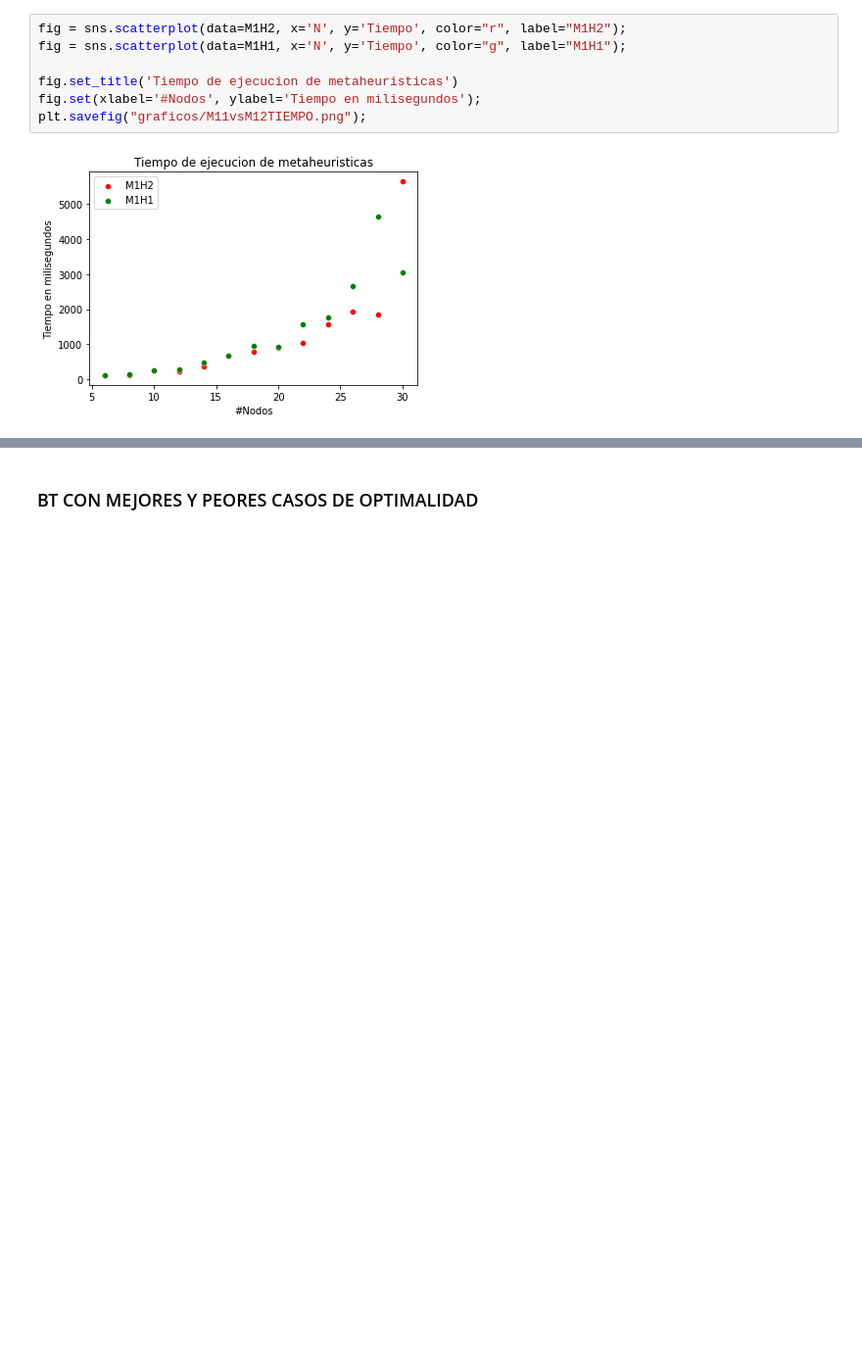
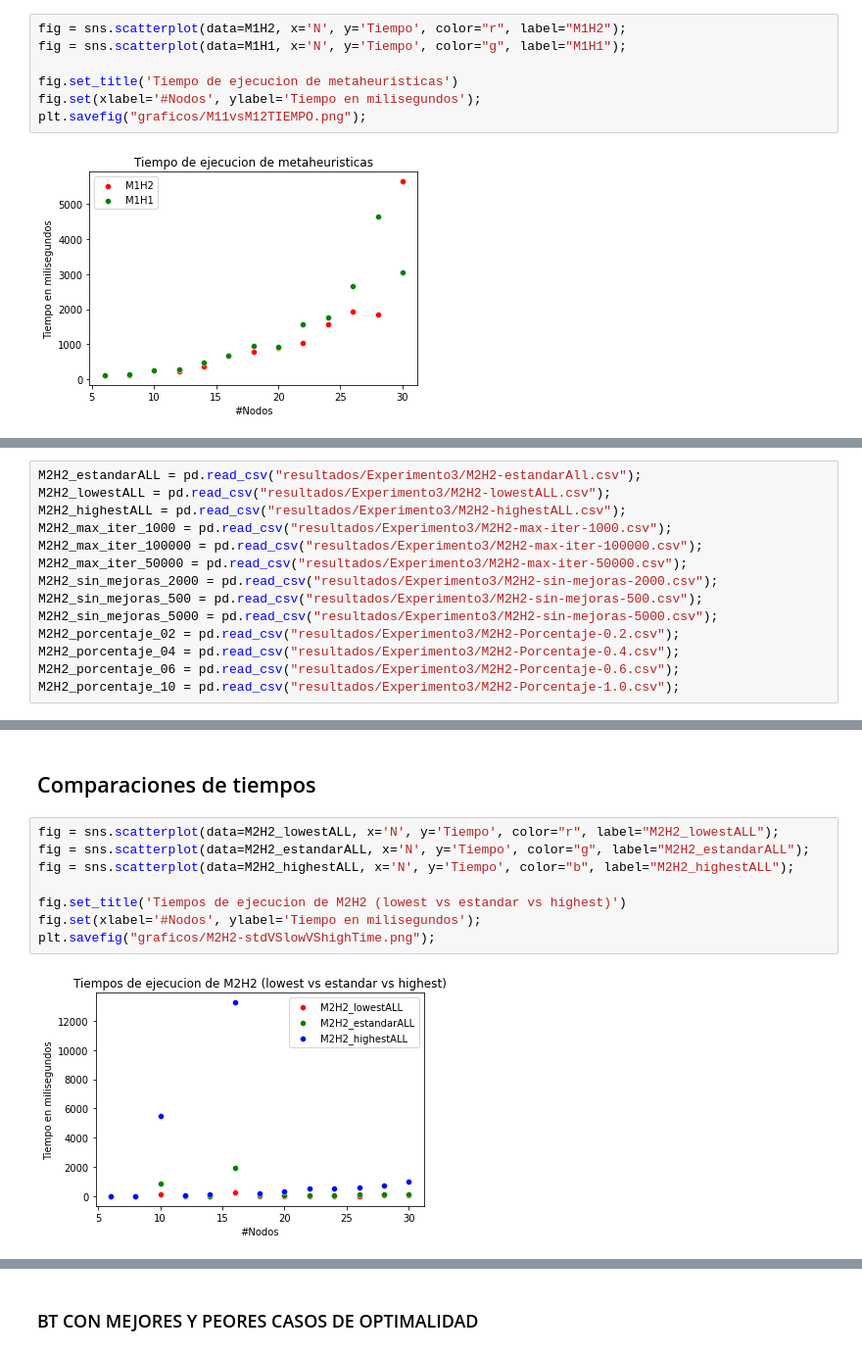
Before and after one commit to sebasbocaccio/AED3-Tp2-Metaheuristicas, a Jupyter notebook: Grafo/Plotter.ipynb, the cells around one changed output, grey strips where cells are left out. Shown at 98% size. Saved outputs shown, nothing was run; the diff lists cells and outputs as text; blank space fills up the shorter version.

Commit message:
experimento de desarollo m2H2

```diff
--- a/Grafo/Plotter.ipynb
+++ b/Grafo/Plotter.ipynb
@@ -197,0 +228,14 @@ plt.savefig("graficos/M11vsM12TIEMPO.png");
+# %%
+M2H2_estandarALL = pd.read_csv("resultados/Experimento3/M2H2-estandarAll.csv");
+M2H2_lowestALL = pd.read_csv("resultados/Experimento3/M2H2-lowestALL.csv");
+M2H2_highestALL = pd.read_csv("resultados/Experimento3/M2H2-highestALL.csv");
+M2H2_max_iter_1000 = pd.read_csv("resultados/Experimento3/M2H2-max-iter-1000.csv");
+M2H2_max_iter_100000 = pd.read_csv("resultados/Experimento3/M2H2-max-iter-100000.csv");
+M2H2_max_iter_50000 = pd.read_csv("resultados/Experimento3/M2H2-max-iter-50000.csv");
+M2H2_sin_mejoras_2000 = pd.read_csv("resultados/Experimento3/M2H2-sin-mejoras-2000.csv");
+M2H2_sin_mejoras_500 = pd.read_csv("resultados/Experimento3/M2H2-sin-mejoras-500.csv");
+M2H2_sin_mejoras_5000 = pd.read_csv("resultados/Experimento3/M2H2-sin-mejoras-5000.csv");
+M2H2_porcentaje_02 = pd.read_csv("resultados/Experimento3/M2H2-Porcentaje-0.2.csv");
+M2H2_porcentaje_04 = pd.read_csv("resultados/Experimento3/M2H2-Porcentaje-0.4.csv");
+M2H2_porcentaje_06 = pd.read_csv("resultados/Experimento3/M2H2-Porcentaje-0.6.csv");
+M2H2_porcentaje_10 = pd.read_csv("resultados/Experimento3/M2H2-Porcentaje-1.0.csv");
@@ -197,0 +264,12 @@ plt.savefig("graficos/M11vsM12TIEMPO.png");
+# %% [markdown]
+## Comparaciones de tiempos
+# %%
+fig = sns.scatterplot(data=M2H2_lowestALL, x='N', y='Tiempo', color="r", label="M2H2_lowestALL");
+fig = sns.scatterplot(data=M2H2_estandarALL, x='N', y='Tiempo', color="g", label="M2H2_estandarALL");
+fig = sns.scatterplot(data=M2H2_highestALL, x='N', y='Tiempo', color="b", label="M2H2_highestALL");
+
+fig.set_title('Tiempos de ejecucion de M2H2 (lowest vs estandar vs highest)')
+fig.set(xlabel='#Nodos', ylabel='Tiempo en milisegundos');
+plt.savefig("graficos/M2H2-stdVSlowVShighTime.png");
+# %% [output]
+[figure, added]
```
Also changed, not shown: parts of 21 cells of this notebook.
